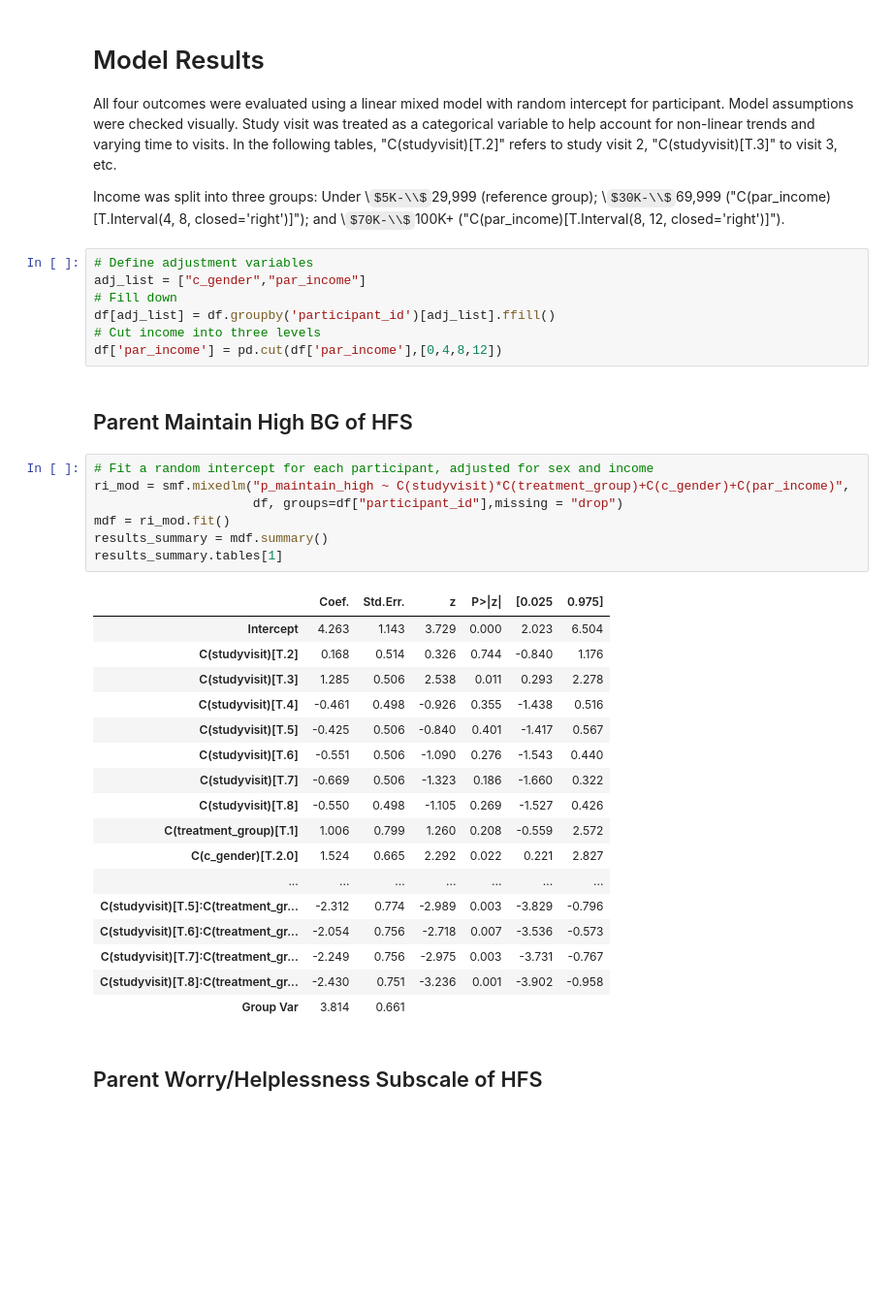
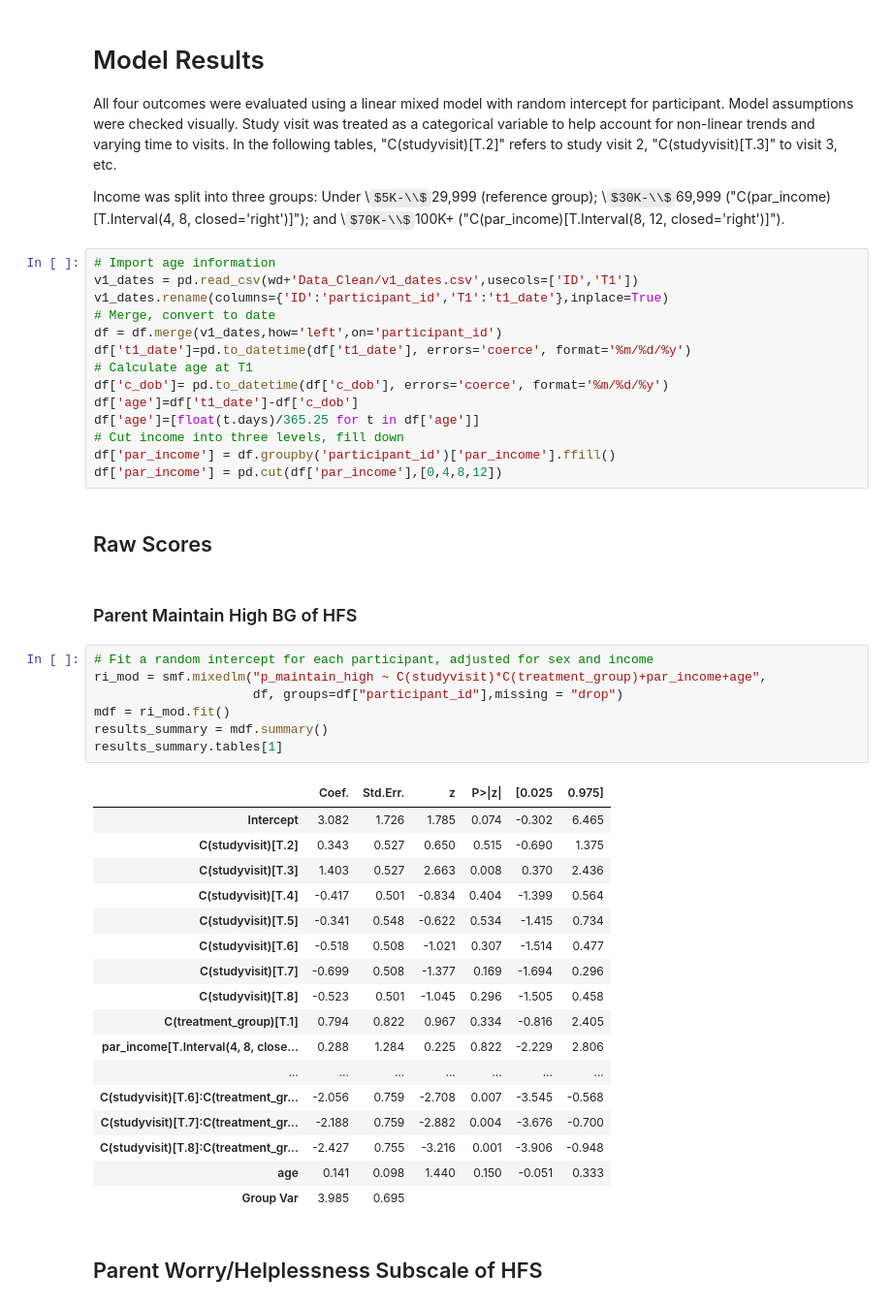
Before and after one commit to childhealthbiostatscore/BDC-Code, a Jupyter notebook: Kim Driscoll/Bring BG Down!/bbgd_mixed_models.ipynb, the cells around one changed output. Shown at 97% size. Saved outputs shown, nothing was run; the diff lists cells and outputs as text; some formulas as TeX source; blank space fills up the shorter version.

Commit message:
adjusted for income and age

```diff
--- a/Kim Driscoll/Bring BG Down!/bbgd_mixed_models.ipynb
+++ b/Kim Driscoll/Bring BG Down!/bbgd_mixed_models.ipynb
@@ -87,39 +85,48 @@ All four outcomes were evaluated using a linear mixed model with random intercep
 
 Income was split into three groups: Under \\$5K-\\$29,999 (reference group); \\$30K-\\$69,999 ("C(par_income)[T.Interval(4, 8, closed='right')]"); and \\$70K-\\$100K+ ("C(par_income)[T.Interval(8, 12, closed='right')]").
 # %%
-# Define adjustment variables
-adj_list = ["c_gender","par_income"]
-# Fill down
-df[adj_list] = df.groupby('participant_id')[adj_list].ffill()
-# Cut income into three levels
+# Import age information
+v1_dates = pd.read_csv(wd+'Data_Clean/v1_dates.csv',usecols=['ID','T1'])
+v1_dates.rename(columns={'ID':'participant_id','T1':'t1_date'},inplace=True)
+# Merge, convert to date
+df = df.merge(v1_dates,how='left',on='participant_id')
+df['t1_date']=pd.to_datetime(df['t1_date'], errors='coerce', format='%m/%d/%y')
+# Calculate age at T1
+df['c_dob']= pd.to_datetime(df['c_dob'], errors='coerce', format='%m/%d/%y')
+df['age']=df['t1_date']-df['c_dob']
+df['age']=[float(t.days)/365.25 for t in df['age']]
+# Cut income into three levels, fill down
+df['par_income'] = df.groupby('participant_id')['par_income'].ffill()
 df['par_income'] = pd.cut(df['par_income'],[0,4,8,12])
+# %% [markdown]
+## Raw Scores
 # %% [markdown]
-## Parent Maintain High BG of HFS
+### Parent Maintain High BG of HFS
 # %%
 # Fit a random intercept for each participant, adjusted for sex and income
-ri_mod = smf.mixedlm("p_maintain_high ~ C(studyvisit)*C(treatment_group)+C(c_gender)+C(par_income)",
+ri_mod = smf.mixedlm("p_maintain_high ~ C(studyvisit)*C(treatment_group)+par_income+age",
                      df, groups=df["participant_id"],missing = "drop")
 mdf = ri_mod.fit()
 results_summary = mdf.summary()
 results_summary.tables[1]
 # %% [output]
 |  | Coef. | Std.Err. | z | P>|z| | [0.025 | 0.975] |
-| Intercept | 4.263 | 1.143 | 3.729 | 0.000 | 2.023 | 6.504 |
-| C(studyvisit)[T.2] | 0.168 | 0.514 | 0.326 | 0.744 | -0.840 | 1.176 |
-| C(studyvisit)[T.3] | 1.285 | 0.506 | 2.538 | 0.011 | 0.293 | 2.278 |
-| C(studyvisit)[T.4] | -0.461 | 0.498 | -0.926 | 0.355 | -1.438 | 0.516 |
-| C(studyvisit)[T.5] | -0.425 | 0.506 | -0.840 | 0.401 | -1.417 | 0.567 |
-| C(studyvisit)[T.6] | -0.551 | 0.506 | -1.090 | 0.276 | -1.543 | 0.440 |
-| C(studyvisit)[T.7] | -0.669 | 0.506 | -1.323 | 0.186 | -1.660 | 0.322 |
-| C(studyvisit)[T.8] | -0.550 | 0.498 | -1.105 | 0.269 | -1.527 | 0.426 |
-| C(treatment_group)[T.1] | 1.006 | 0.799 | 1.260 | 0.208 | -0.559 | 2.572 |
-| C(c_gender)[T.2.0] | 1.524 | 0.665 | 2.292 | 0.022 | 0.221 | 2.827 |
+| Intercept | 3.082 | 1.726 | 1.785 | 0.074 | -0.302 | 6.465 |
+| C(studyvisit)[T.2] | 0.343 | 0.527 | 0.650 | 0.515 | -0.690 | 1.375 |
+| C(studyvisit)[T.3] | 1.403 | 0.527 | 2.663 | 0.008 | 0.370 | 2.436 |
+| C(studyvisit)[T.4] | -0.417 | 0.501 | -0.834 | 0.404 | -1.399 | 0.564 |
+| C(studyvisit)[T.5] | -0.341 | 0.548 | -0.622 | 0.534 | -1.415 | 0.734 |
+| C(studyvisit)[T.6] | -0.518 | 0.508 | -1.021 | 0.307 | -1.514 | 0.477 |
+| C(studyvisit)[T.7] | -0.699 | 0.508 | -1.377 | 0.169 | -1.694 | 0.296 |
+| C(studyvisit)[T.8] | -0.523 | 0.501 | -1.045 | 0.296 | -1.505 | 0.458 |
+| C(treatment_group)[T.1] | 0.794 | 0.822 | 0.967 | 0.334 | -0.816 | 2.405 |
+| par_income[T.Interval(4, 8, close... | 0.288 | 1.284 | 0.225 | 0.822 | -2.229 | 2.806 |
 | ... | ... | ... | ... | ... | ... | ... |
-| C(studyvisit)[T.5]:C(treatment_gr... | -2.312 | 0.774 | -2.989 | 0.003 | -3.829 | -0.796 |
-| C(studyvisit)[T.6]:C(treatment_gr... | -2.054 | 0.756 | -2.718 | 0.007 | -3.536 | -0.573 |
-| C(studyvisit)[T.7]:C(treatment_gr... | -2.249 | 0.756 | -2.975 | 0.003 | -3.731 | -0.767 |
-| C(studyvisit)[T.8]:C(treatment_gr... | -2.430 | 0.751 | -3.236 | 0.001 | -3.902 | -0.958 |
-| Group Var | 3.814 | 0.661 |  |  |  |  |
+| C(studyvisit)[T.6]:C(treatment_gr... | -2.056 | 0.759 | -2.708 | 0.007 | -3.545 | -0.568 |
+| C(studyvisit)[T.7]:C(treatment_gr... | -2.188 | 0.759 | -2.882 | 0.004 | -3.676 | -0.700 |
+| C(studyvisit)[T.8]:C(treatment_gr... | -2.427 | 0.755 | -3.216 | 0.001 | -3.906 | -0.948 |
+| age | 0.141 | 0.098 | 1.440 | 0.150 | -0.051 | 0.333 |
+| Group Var | 3.985 | 0.695 |  |  |  |  |
 # %% [markdown]
 ## Parent Worry/Helplessness Subscale of HFS
 # %%
```
Also changed, not shown: parts of 11 cells of this notebook.
